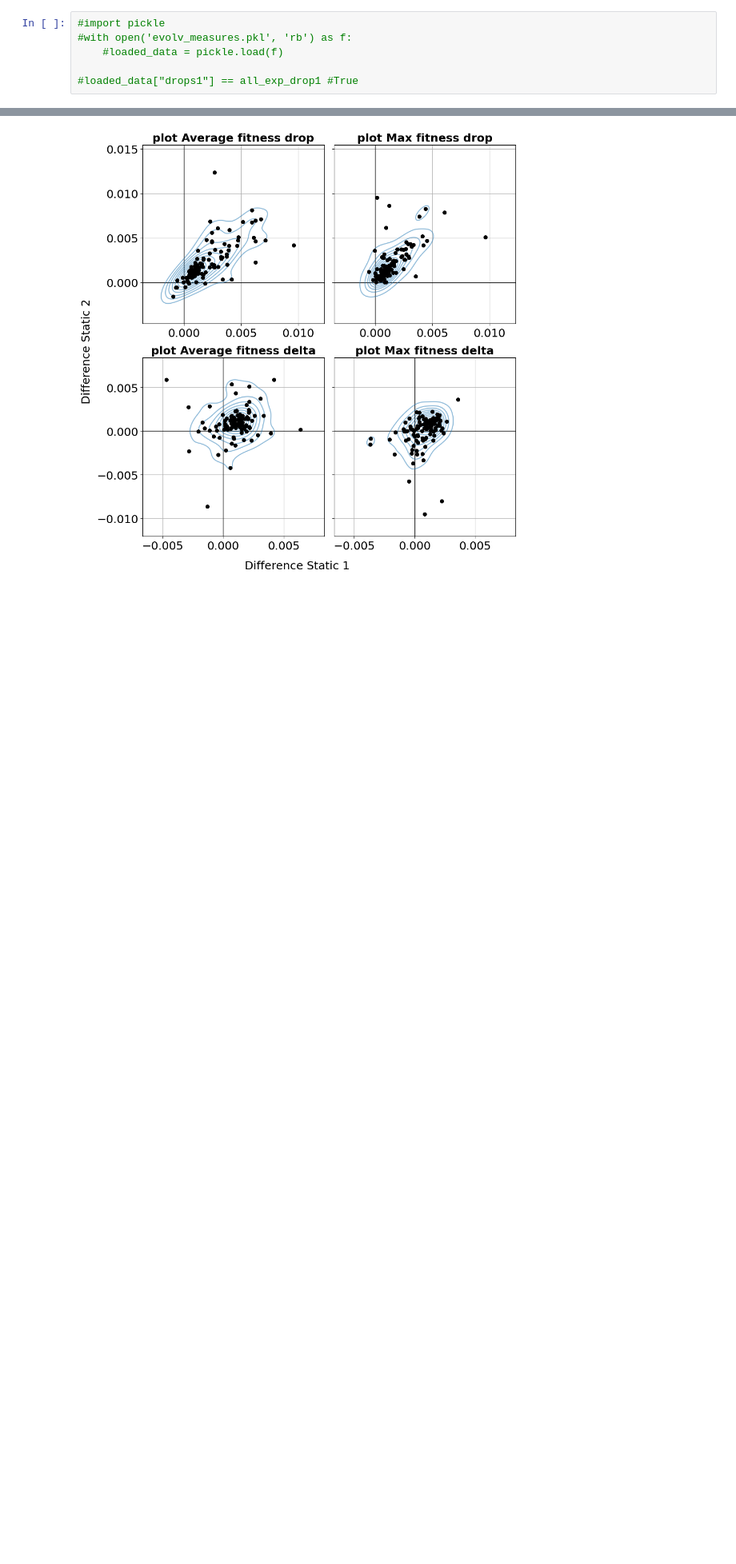
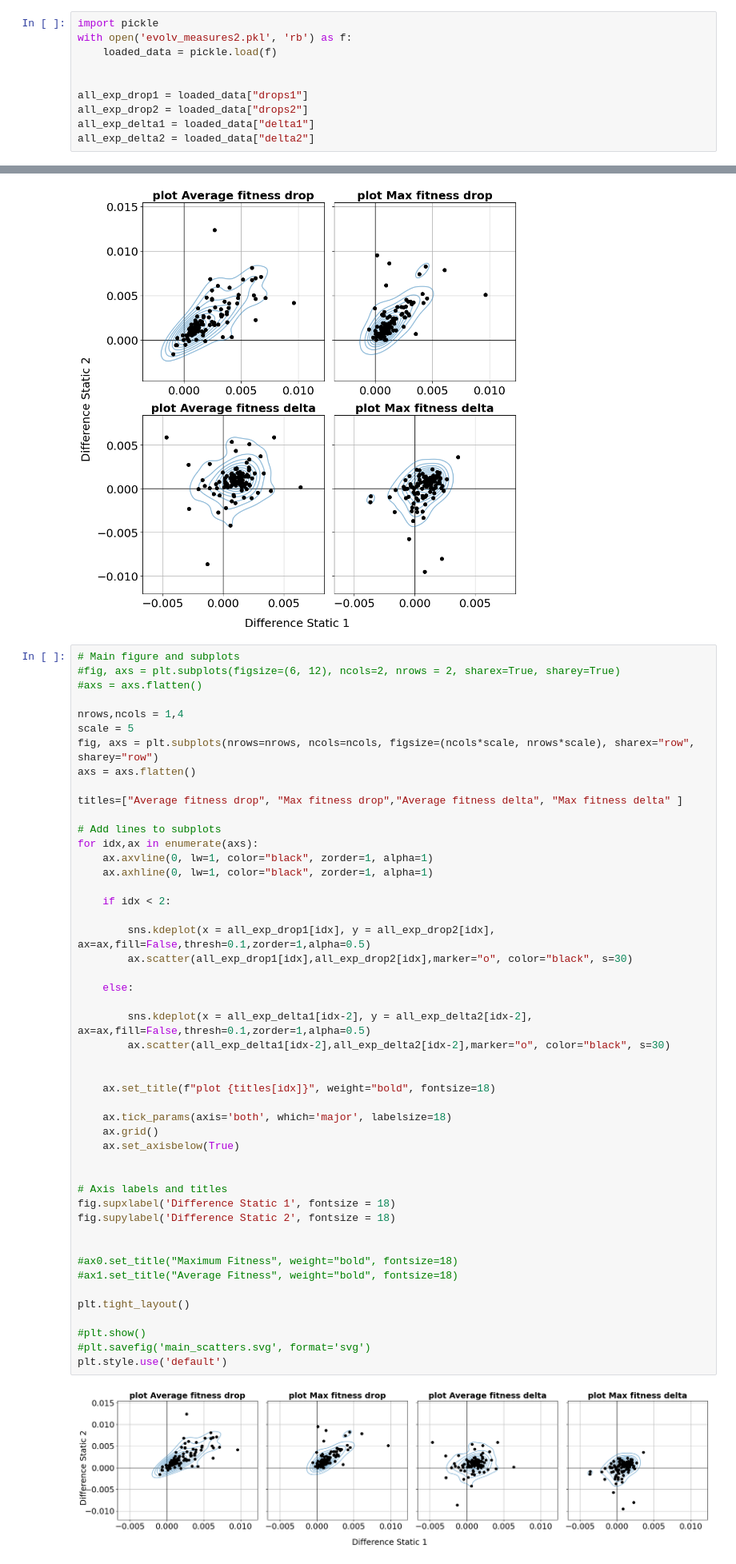
Before and after one commit to Cpetak/CA_GRN2, a Jupyter notebook: evolvability_measure.ipynb, the cells around one changed output, grey strips where cells are left out. Shown at 80% size. Drawn from its saved outputs; the diff is of its cells as text; blank space fills up the shorter version.

```diff
--- a/evolvability_measure.ipynb
+++ b/evolvability_measure.ipynb
@@ -564,11 +767,15 @@ all_exp_inc2.append(y)
 [figure]
 [figure]
 # %%
-#import pickle
-#with open('evolv_measures.pkl', 'rb') as f:
-    #loaded_data = pickle.load(f)
+import pickle
+with open('evolv_measures2.pkl', 'rb') as f:
+    loaded_data = pickle.load(f)
 
-#loaded_data["drops1"] == all_exp_drop1 #True
+
+all_exp_drop1 = loaded_data["drops1"]
+all_exp_drop2 = loaded_data["drops2"]
+all_exp_delta1 = loaded_data["delta1"]
+all_exp_delta2 = loaded_data["delta2"]
 # %%
 # Main figure and subplots
 #fig, axs = plt.subplots(figsize=(6, 12), ncols=2, nrows = 2, sharex=True, sharey=True)
@@ -619,3 +826,53 @@ plt.tight_layout()
 plt.style.use('default')
 # %% [output]
 [figure]
+# %%
+# Main figure and subplots
+#fig, axs = plt.subplots(figsize=(6, 12), ncols=2, nrows = 2, sharex=True, sharey=True)
+#axs = axs.flatten()
+
+nrows,ncols = 1,4
+scale = 5
+fig, axs = plt.subplots(nrows=nrows, ncols=ncols, figsize=(ncols*scale, nrows*scale), sharex="row", sharey="row")
+axs = axs.flatten()
+
+titles=["Average fitness drop", "Max fitness drop","Average fitness delta", "Max fitness delta" ]
+
+# Add lines to subplots
+for idx,ax in enumerate(axs):
+    ax.axvline(0, lw=1, color="black", zorder=1, alpha=1)
+    ax.axhline(0, lw=1, color="black", zorder=1, alpha=1)
+
+    if idx < 2:
+
+        sns.kdeplot(x = all_exp_drop1[idx], y = all_exp_drop2[idx], ax=ax,fill=False,thresh=0.1,zorder=1,alpha=0.5)
+        ax.scatter(all_exp_drop1[idx],all_exp_drop2[idx],marker="o", color="black", s=30)
+
+    else:
+
+        sns.kdeplot(x = all_exp_delta1[idx-2], y = all_exp_delta2[idx-2], ax=ax,fill=False,thresh=0.1,zorder=1,alpha=0.5)
+        ax.scatter(all_exp_delta1[idx-2],all_exp_delta2[idx-2],marker="o", color="black", s=30)
+
+
+    ax.set_title(f"plot {titles[idx]}", weight="bold", fontsize=18)
+
+    ax.tick_params(axis='both', which='major', labelsize=18)
+    ax.grid()
+    ax.set_axisbelow(True)
+
+
+# Axis labels and titles
+fig.supxlabel('Difference Static 1', fontsize = 18)
+fig.supylabel('Difference Static 2', fontsize = 18)
+
+
+#ax0.set_title("Maximum Fitness", weight="bold", fontsize=18)
+#ax1.set_title("Average Fitness", weight="bold", fontsize=18)
+
+plt.tight_layout()
+
+#plt.show()
+#plt.savefig('main_scatters.svg', format='svg')
+plt.style.use('default')
+# %% [output]
+[figure, added]
```
Also changed, not shown: parts of 7 cells of this notebook, 4 other files.
